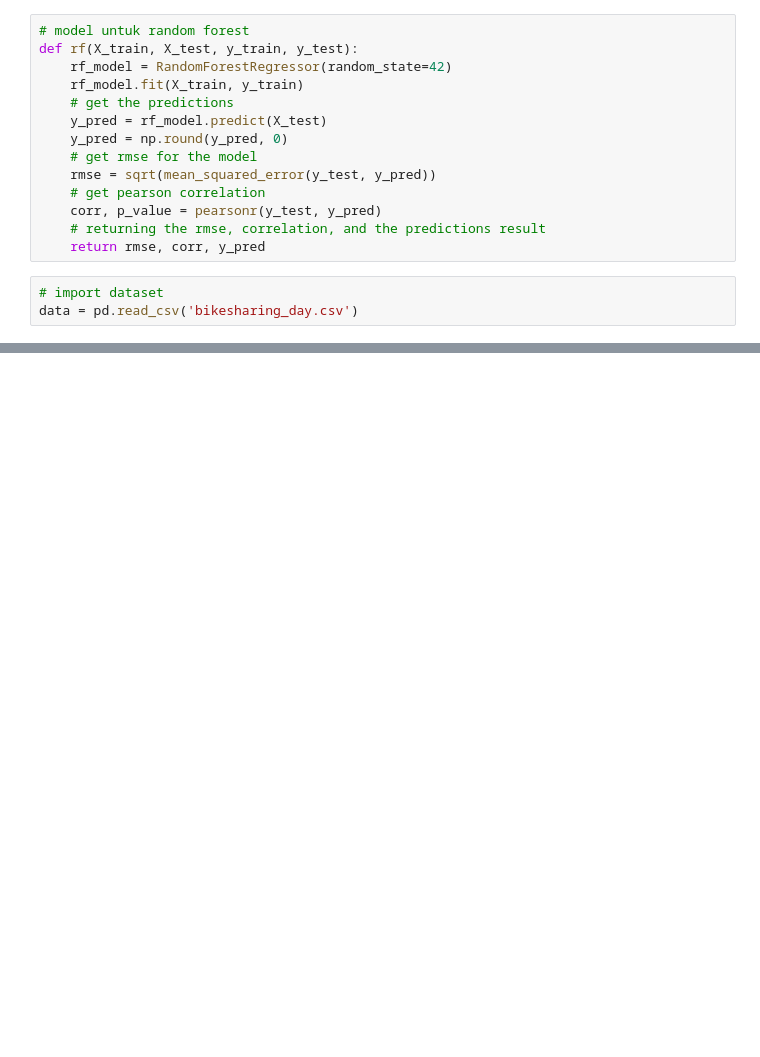
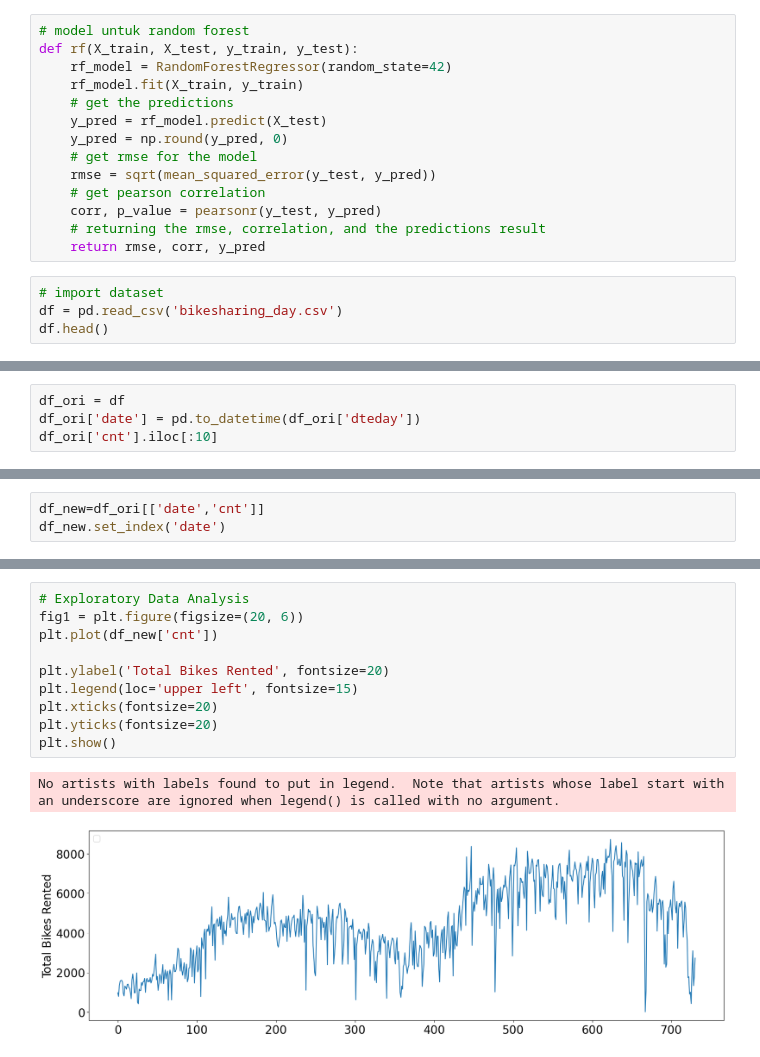
Before and after one commit to aliifam/ppd, a Jupyter notebook: ppd/pekan6/praktik.ipynb, the cells around one changed output, grey strips where cells are left out. Drawn from its saved outputs; the diff is of its cells as text; blank space fills up the shorter version.

```diff
--- a/ppd/pekan6/praktik.ipynb
+++ b/ppd/pekan6/praktik.ipynb
@@ -134,4 +134,5 @@ def rf(X_train, X_test, y_train, y_test):
     return rmse, corr, y_pred
 # %%
 # import dataset
-data = pd.read_csv('bikesharing_day.csv')
+df = pd.read_csv('bikesharing_day.csv')
+df.head()
@@ -137,0 +146,4 @@ data = pd.read_csv('bikesharing_day.csv')
+# %%
+df_ori = df
+df_ori['date'] = pd.to_datetime(df_ori['dteday'])
+df_ori['cnt'].iloc[:10]
@@ -137,0 +208,3 @@ data = pd.read_csv('bikesharing_day.csv')
+# %%
+df_new=df_ori[['date','cnt']]
+df_new.set_index('date')
@@ -137,0 +226,13 @@ data = pd.read_csv('bikesharing_day.csv')
+# %%
+# Exploratory Data Analysis
+fig1 = plt.figure(figsize=(20, 6))
+plt.plot(df_new['cnt'])
+
+plt.ylabel('Total Bikes Rented', fontsize=20)
+plt.legend(loc='upper left', fontsize=15)
+plt.xticks(fontsize=20)
+plt.yticks(fontsize=20)
+plt.show()
+# %% [output]
+No artists with labels found to put in legend.  Note that artists whose label start with an underscore are ignored when legend() is called with no argument.
+[figure, added]
```
Also changed, not shown: parts of 10 cells of this notebook.
